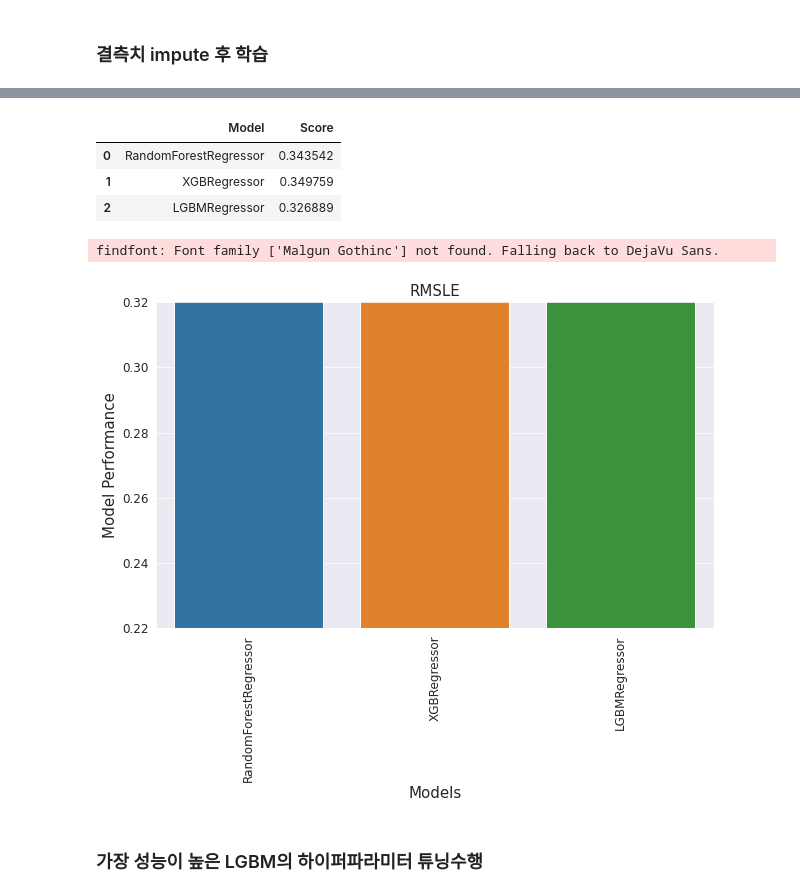
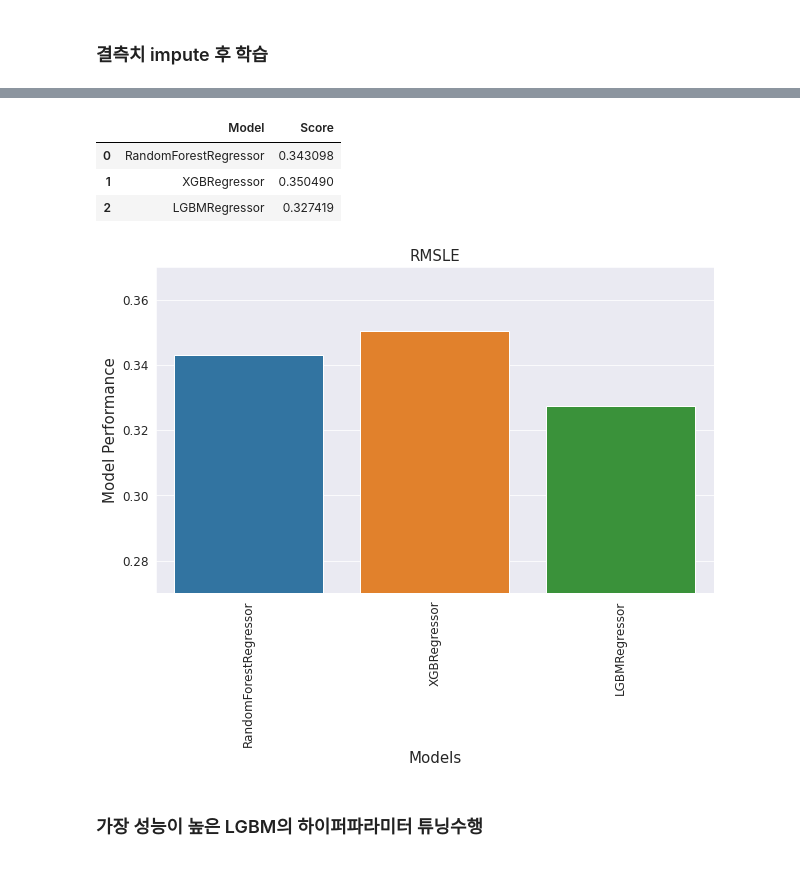
Before and after one commit to joniekwon/dacon, a Jupyter notebook: predict_apt_real_price/predict_apt_real_price.ipynb, the cells around one changed output, grey strips where cells are left out. Cells and saved outputs as stored; diff of their text form; code cells hidden in the pictures.

```diff
--- a/predict_apt_real_price/predict_apt_real_price.ipynb
+++ b/predict_apt_real_price/predict_apt_real_price.ipynb
@@ -256,15 +256,15 @@ findfont: Font family ['Malgun Gothinc'] not found. Falling back to DejaVu Sans.
 # 층변수 범주화
 def convert_floor_level(x):
     if x < 16:
-        return 0
+        return "저층"
     elif x < 26:
-        return 1
+        return "중저층"
     elif x < 52:
-        return 2
+        return "중층"
     elif x < 71:
-        return 3
+        return "고층"
     else:
-        return 4
+        return "초고층"
 # %%
 train["floor_level"] = train["floor"].apply(lambda x: convert_floor_level(x))
 train.head()
@@ -802,21 +840,20 @@ result_df = pd.DataFrame({'Model': impute_models, 'Score': impute_scores}).reset
 result_df
 # %% [output]
 |  | Model | Score |
-| 0 | RandomForestRegressor | 0.343542 |
-| 1 | XGBRegressor | 0.349759 |
-| 2 | LGBMRegressor | 0.326889 |
+| 0 | RandomForestRegressor | 0.343098 |
+| 1 | XGBRegressor | 0.350490 |
+| 2 | LGBMRegressor | 0.327419 |
 # %%
 f, ax = plt.subplots(figsize=(10, 6))
 plt.xticks(rotation='90')
 sns.barplot(x=result_df['Model'], y=result_df['Score'])
 plt.xlabel('Models', fontsize=15)
 plt.ylabel('Model Performance', fontsize=15)
-plt.ylim(0.22, 0.32)
+plt.ylim(0.27, 0.37)
 plt.title('RMSLE', fontsize=15)
 plt.show()
 # %% [output]
-findfont: Font family ['Malgun Gothinc'] not found. Falling back to DejaVu Sans.
-[figure, old version]
+[figure, new version]
 # %% [markdown]
 ### 가장 성능이 높은 LGBM의 하이퍼파라미터 튜닝수행
 # %%
```
Also changed, not shown: parts of 21 cells of this notebook.
